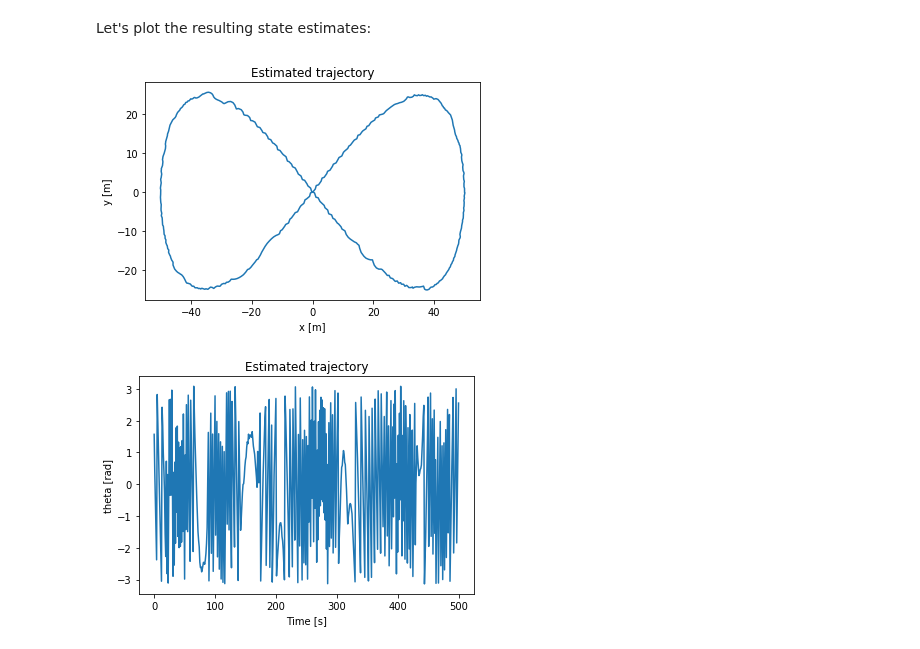
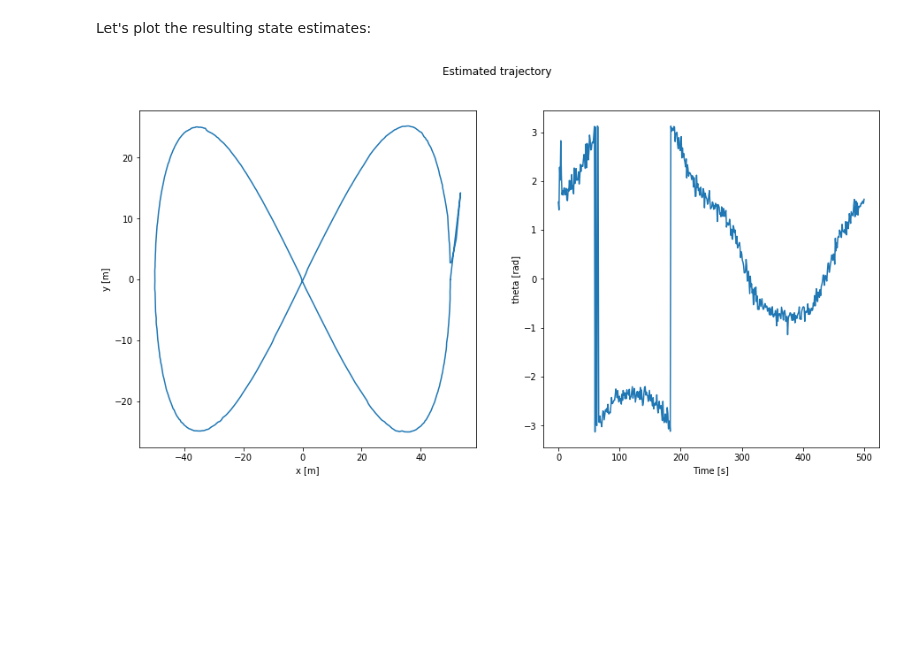
Before and after one commit to QuangMDoan/controller2d-nix, a Jupyter notebook: course2/full-ekf.ipynb, the cells around one changed output. Drawn from its saved outputs; the diff is of its cells as text; code cells hidden in the pictures; blank space fills up the shorter version.

```diff
--- a/course2/full-ekf.ipynb
+++ b/course2/full-ekf.ipynb
@@ -222,7 +222,7 @@ def jacobH(Xk, lk, d):
     H[0, 1] = -B / h1
 
     # partial h1, partial theta
-    H[0, 2] = (d * np.sin(x3) * A - d * np.cos(x3) * B) / h1
+    H[0, 2] = ( d * np.dot(np.sin(x3), A) - d * np.dot(np.cos(x3), B) ) / h1
 
     # partial h2, partial x
     H[1, 0] = B / (np.dot(A, A) + np.dot(B, B))
@@ -458,38 +457,21 @@ for k in range(1, len(t)):  # start at 1 because we've set the initial predicito
 # %% [markdown]
 Let's plot the resulting state estimates:
 # %%
-# f, axs = plt.subplots(1, 2)
-# f.set_figheight(7)
-# f.set_figwidth(15)
+f, axs = plt.subplots(1, 2)
+f.set_figheight(7)
+f.set_figwidth(15)
 
-# f.suptitle('Estimated trajectory')
-# axs[0].plot(x_est[:, 0], x_est[:, 1])
-# axs[0].set_xlabel('x [m]')
-# axs[0].set_ylabel('y [m]')
+f.suptitle('Estimated trajectory')
+axs[0].plot(x_est[:, 0], x_est[:, 1])
+axs[0].set_xlabel('x [m]')
+axs[0].set_ylabel('y [m]')
 
-# axs[1].plot(t[:], x_est[:, 2])
-# axs[1].set_xlabel('Time [s]')
-# axs[1].set_ylabel('theta [rad]')
-# plt.show()
-
-e_fig = plt.figure()
-ax = e_fig.add_subplot(111)
-ax.plot(x_est[:, 0], x_est[:, 1])
-ax.set_xlabel('x [m]')
-ax.set_ylabel('y [m]')
-ax.set_title('Estimated trajectory')
+axs[1].plot(t[:], x_est[:, 2])
+axs[1].set_xlabel('Time [s]')
+axs[1].set_ylabel('theta [rad]')
 plt.show()
-
-e_fig = plt.figure()
-ax = e_fig.add_subplot(111)
-ax.plot(t[:], x_est[:, 2])
-ax.set_xlabel('Time [s]')
-ax.set_ylabel('theta [rad]')
-ax.set_title('Estimated trajectory')
-plt.show()
 # %% [output]
-[figure, old version]
+[figure, new version]
-[figure, removed]
 # %% [markdown]
 <table><tr>
 <td> <img src="data/gtruth.png" alt="Ground Truth" width="450"/> </td>
```
Also changed, not shown: parts of 1 cell of this notebook, 1 other file.
